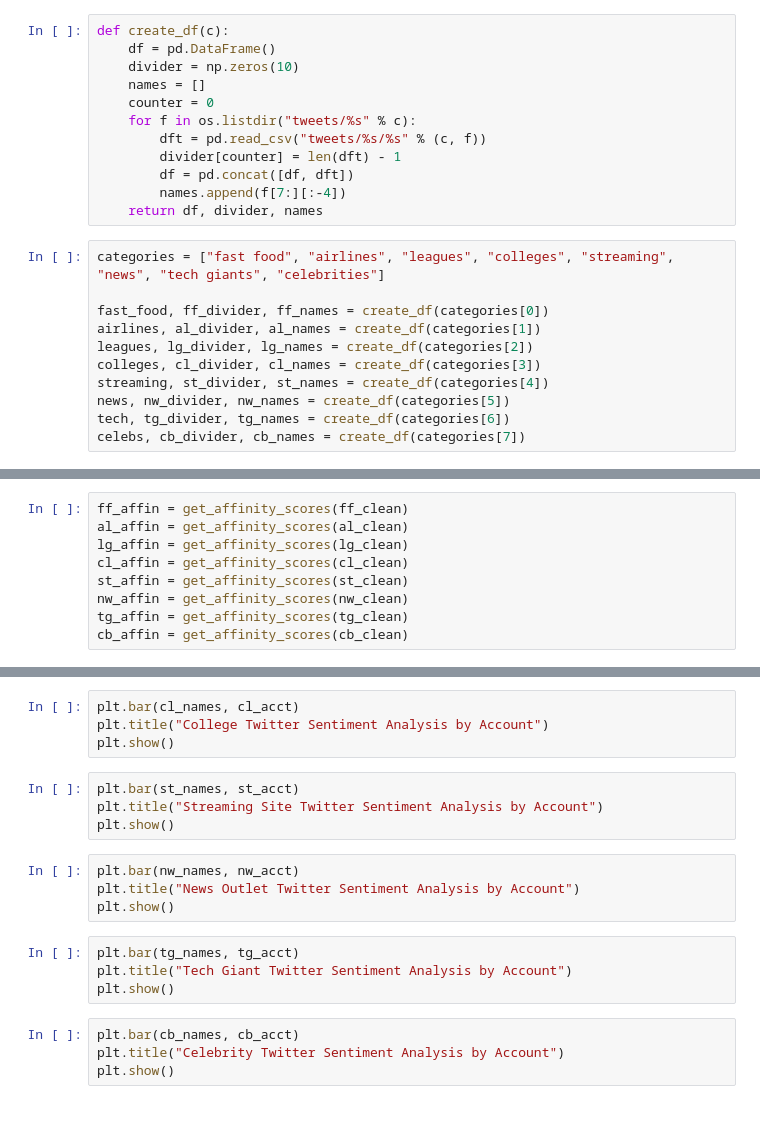
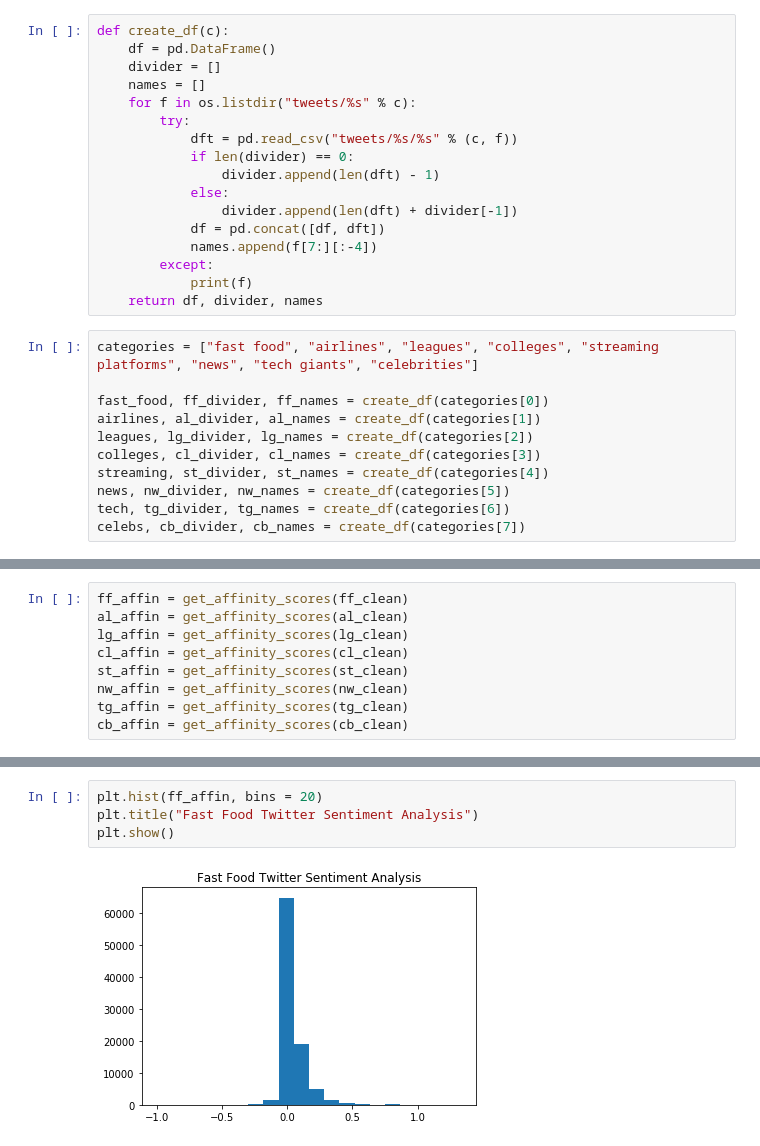
Before and after one commit to sejaldua/twitter-spheres, a Jupyter notebook: tweet_analysis.ipynb, the cells around one changed output, grey strips where cells are left out. Cells and saved outputs as stored; diff of their text form; blank space fills up the shorter version.

Commit message:
SENTIMENT ANALYSIS

```diff
--- a/tweet_analysis.ipynb
+++ b/tweet_analysis.ipynb
@@ -12,17 +12,22 @@ import matplotlib.pyplot as plt
 # %%
 def create_df(c):
     df = pd.DataFrame()
-    divider = np.zeros(10)
+    divider = []
     names = []
-    counter = 0
     for f in os.listdir("tweets/%s" % c):
-        dft = pd.read_csv("tweets/%s/%s" % (c, f))
-        divider[counter] = len(dft) - 1
-        df = pd.concat([df, dft])
-        names.append(f[7:][:-4])
+        try:
+            dft = pd.read_csv("tweets/%s/%s" % (c, f))
+            if len(divider) == 0:
+                divider.append(len(dft) - 1)
+            else:
+                divider.append(len(dft) + divider[-1])
+            df = pd.concat([df, dft])
+            names.append(f[7:][:-4])
+        except:
+            print(f)
     return df, divider, names
 # %%
-categories = ["fast food", "airlines", "leagues", "colleges", "streaming", "news", "tech giants", "celebrities"]
+categories = ["fast food", "airlines", "leagues", "colleges", "streaming platforms", "news", "tech giants", "celebrities"]
 
 fast_food, ff_divider, ff_names = create_df(categories[0])
 airlines, al_divider, al_names = create_df(categories[1])
@@ -180,20 +135,6 @@ plt.show()
-# %%
-plt.bar(cl_names, cl_acct)
-plt.title("College Twitter Sentiment Analysis by Account")
-plt.show()
-# %%
-plt.bar(st_names, st_acct)
-plt.title("Streaming Site Twitter Sentiment Analysis by Account")
-plt.show()
-# %%
-plt.bar(nw_names, nw_acct)
-plt.title("News Outlet Twitter Sentiment Analysis by Account")
-plt.show()
-# %%
-plt.bar(tg_names, tg_acct)
-plt.title("Tech Giant Twitter Sentiment Analysis by Account")
-plt.show()
-# %%
-plt.bar(cb_names, cb_acct)
-plt.title("Celebrity Twitter Sentiment Analysis by Account")
-plt.show()
+# %%
+plt.hist(ff_affin, bins = 20)
+plt.title("Fast Food Twitter Sentiment Analysis")
+plt.show()
+# %% [output]
+[figure, added]
```
Also changed, not shown: parts of 32 cells of this notebook.
